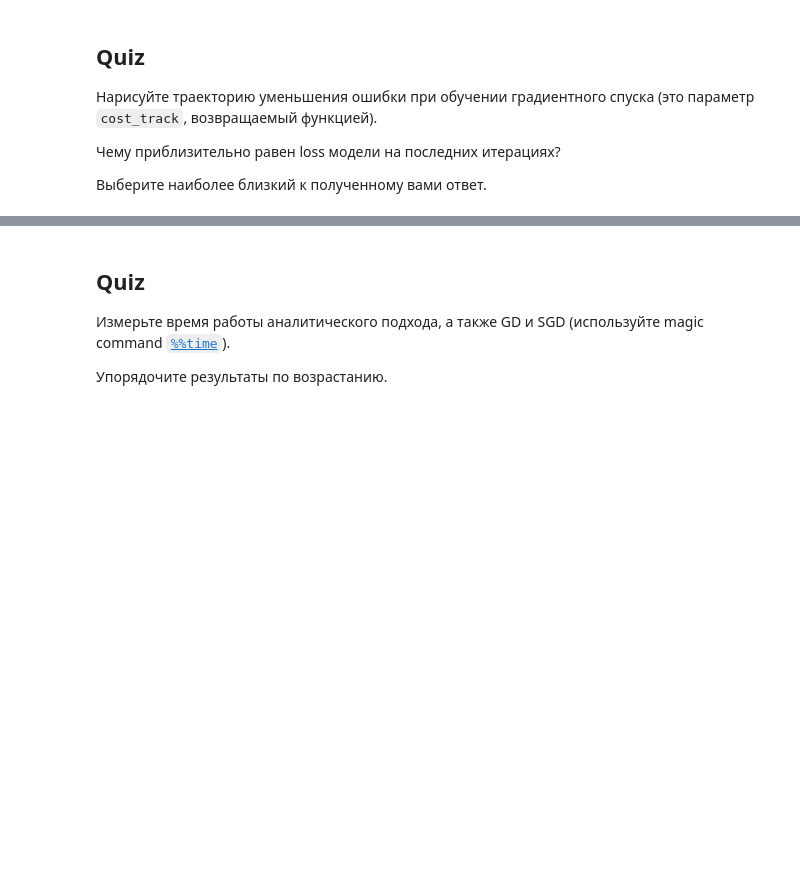
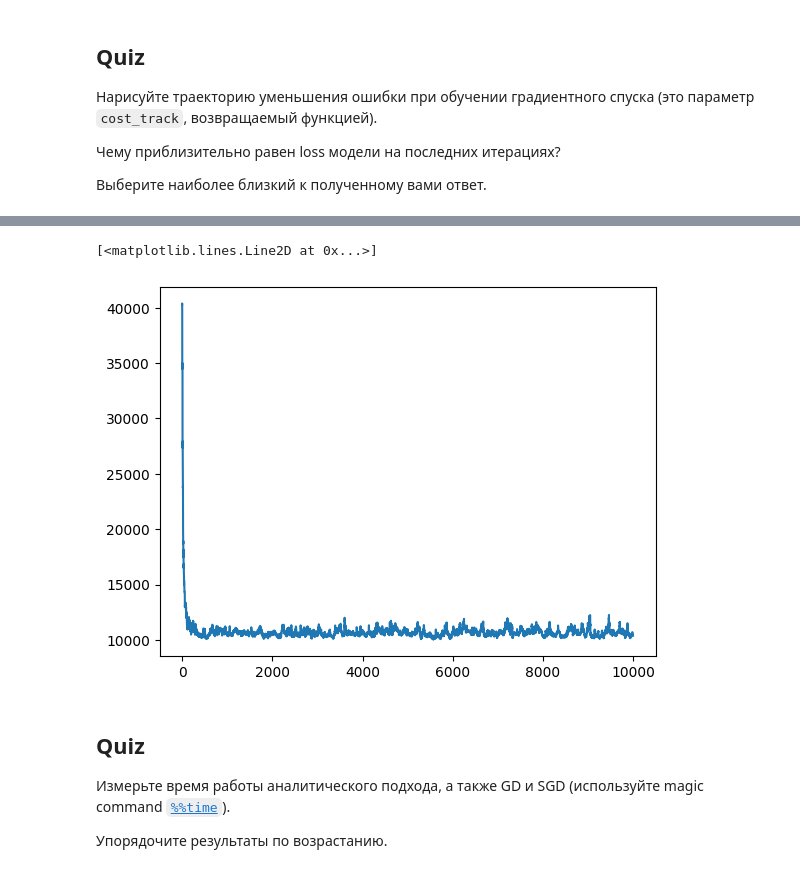
Before and after one commit to Igoof14/Practical-machine-learning, a Jupyter notebook: GD_task.ipynb, the cells around one changed output, grey strips where cells are left out. Saved outputs shown, nothing was run; the diff lists cells and outputs as text; code cells hidden in the pictures; blank space fills up the shorter version.

```diff
--- a/GD_task.ipynb
+++ b/GD_task.ipynb
@@ -109,8 +123,6 @@ def compute_cost(X, y, theta):
 
 * на каждой итерации вычисляйте значение функции потерь и сохраняйте в список `cost_track`, который верните вместе с результатом работы функции
 # %%
-import random
-
 def stochastic_gradient_descent(X, y, learning_rate, iterations):
 
     X = np.hstack((np.ones((X.shape[0], 1)), X))
@@ -123,10 +135,10 @@ def stochastic_gradient_descent(X, y, learning_rate, iterations):
     for i in range(iterations):
 
         # выберите случайный индекс в диапазон от 0 до len(X)-1 включительно при помощи функции random.randint
-        j = # ваш код здесь
+        j = random.randint(0, len(X)-1)
 
         # обновите веса, используя сдвиг по градиенту только по объекту X[j] (делить на m в данном случае не нужно)
-        params = # ваш код здесь
+        params = params - learning_rate * ((X[j] @ params) - y[j]) * X[j]
         cost_track[i] = compute_cost(X, y, params)
 
     return cost_track, params
@@ -150,0 +171,6 @@ from sklearn.metrics import r2_score
+# %%
+cost_trackSDG, paramsSDG = stochastic_gradient_descent(X, y, learning_rate, iterations)
+
+predictSGD = ManualLinearRegression.predict(X, paramsSDG)
+
+print(f"R2 score for GD {r2_score(y, predictSGD).round(2)}")
@@ -171,3 +202,8 @@ from sklearn.metrics import r2_score
+# %%
+plt.plot(cost_trackSDG)
+# %% [output]
+[<matplotlib.lines.Line2D at 0x...>]
+[figure, added]
 # %% [markdown]
 ## Quiz
 
```
Also changed, not shown: parts of 25 cells of this notebook.
